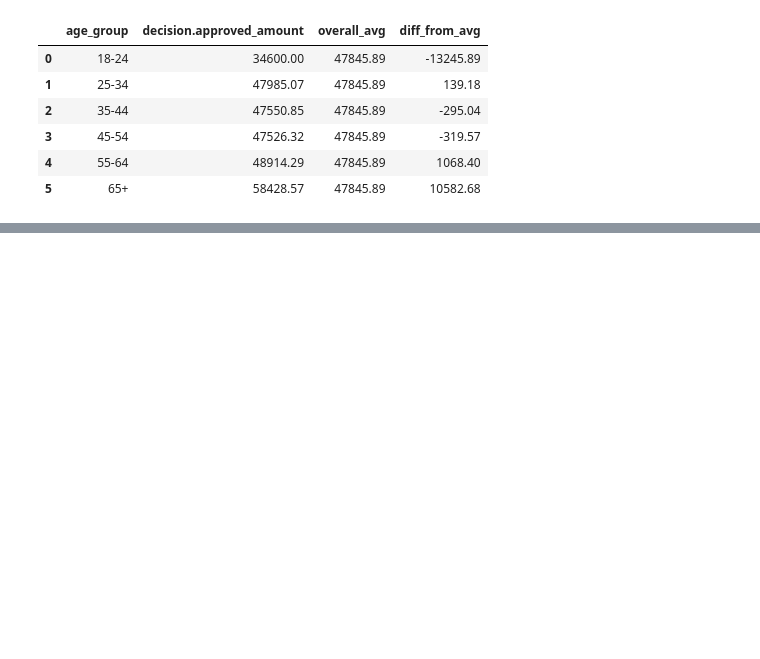
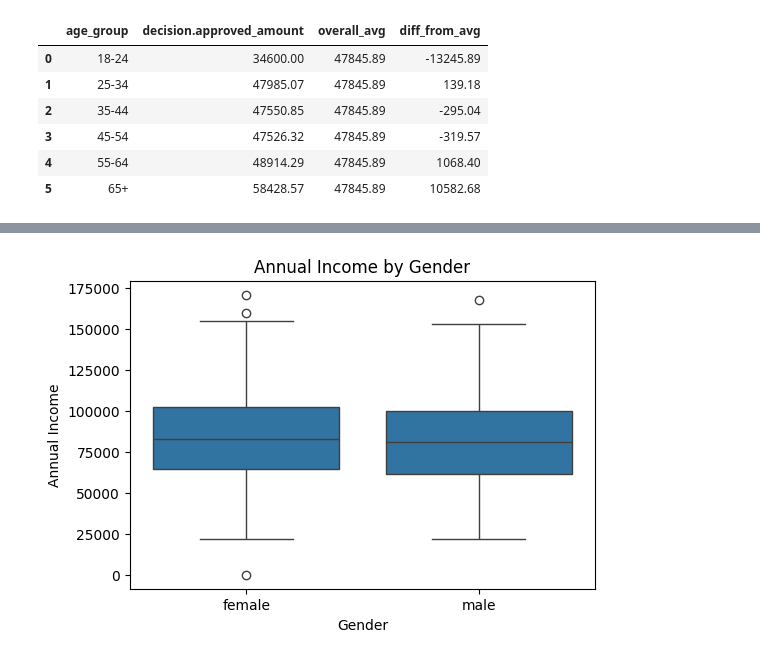
Before and after one commit to lauraaandrada/dego-project-team2, a Jupyter notebook: notebooks/02-bias-analysis.ipynb, the cells around one changed output, grey strips where cells are left out. Saved outputs shown, nothing was run; the diff lists cells and outputs as text; code cells hidden in the pictures; blank space fills up the shorter version.

```diff
--- a/notebooks/02-bias-analysis.ipynb
+++ b/notebooks/02-bias-analysis.ipynb
@@ -235,0 +562,15 @@ plt.show()
+# %%
+plt.figure(figsize=(6,4))
+
+sns.boxplot(
+    data=gender_df,
+    x="applicant_info.gender",
+    y="financials.annual_income"
+)
+
+plt.title("Annual Income by Gender")
+plt.xlabel("Gender")
+plt.ylabel("Annual Income")
+plt.show()
+# %% [output]
+[figure, added]
```
Also changed, not shown: parts of 60 cells of this notebook.
